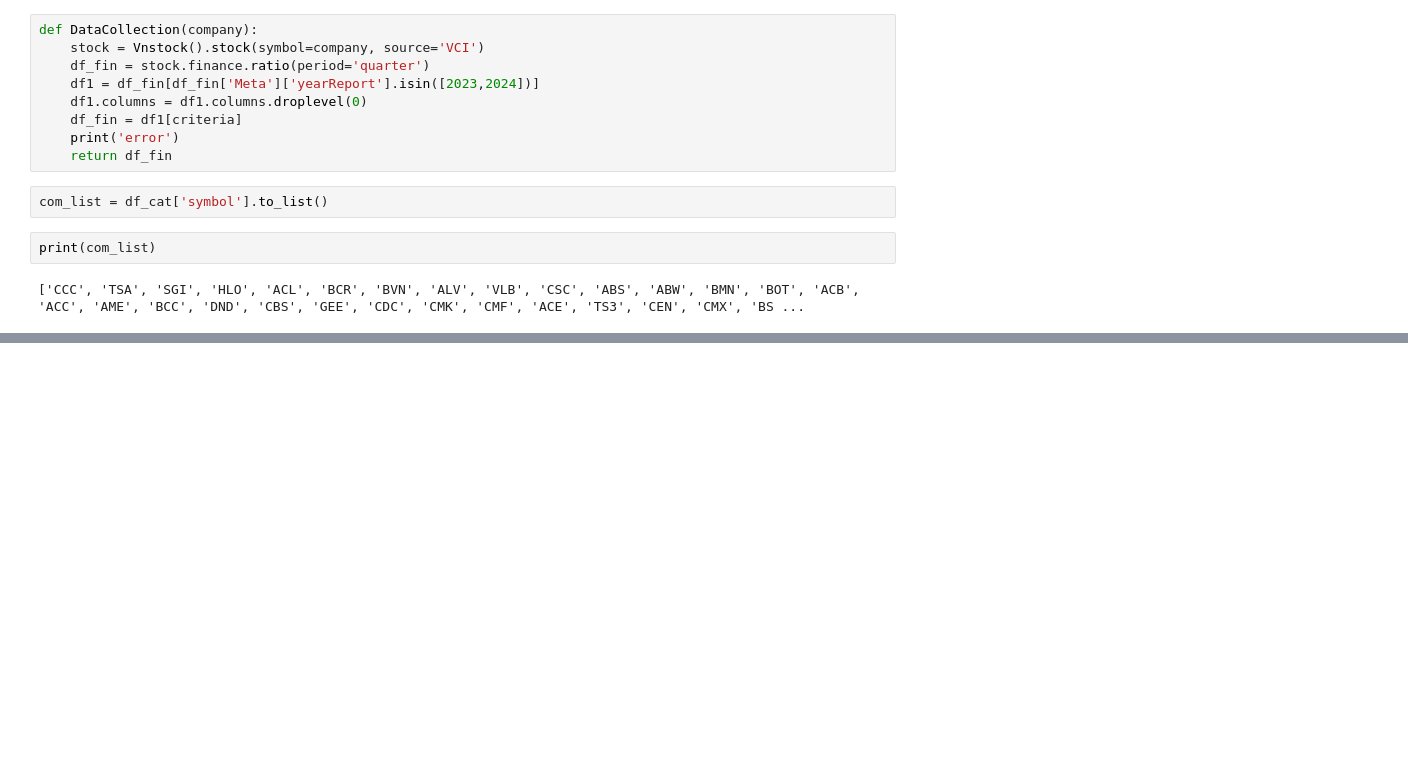
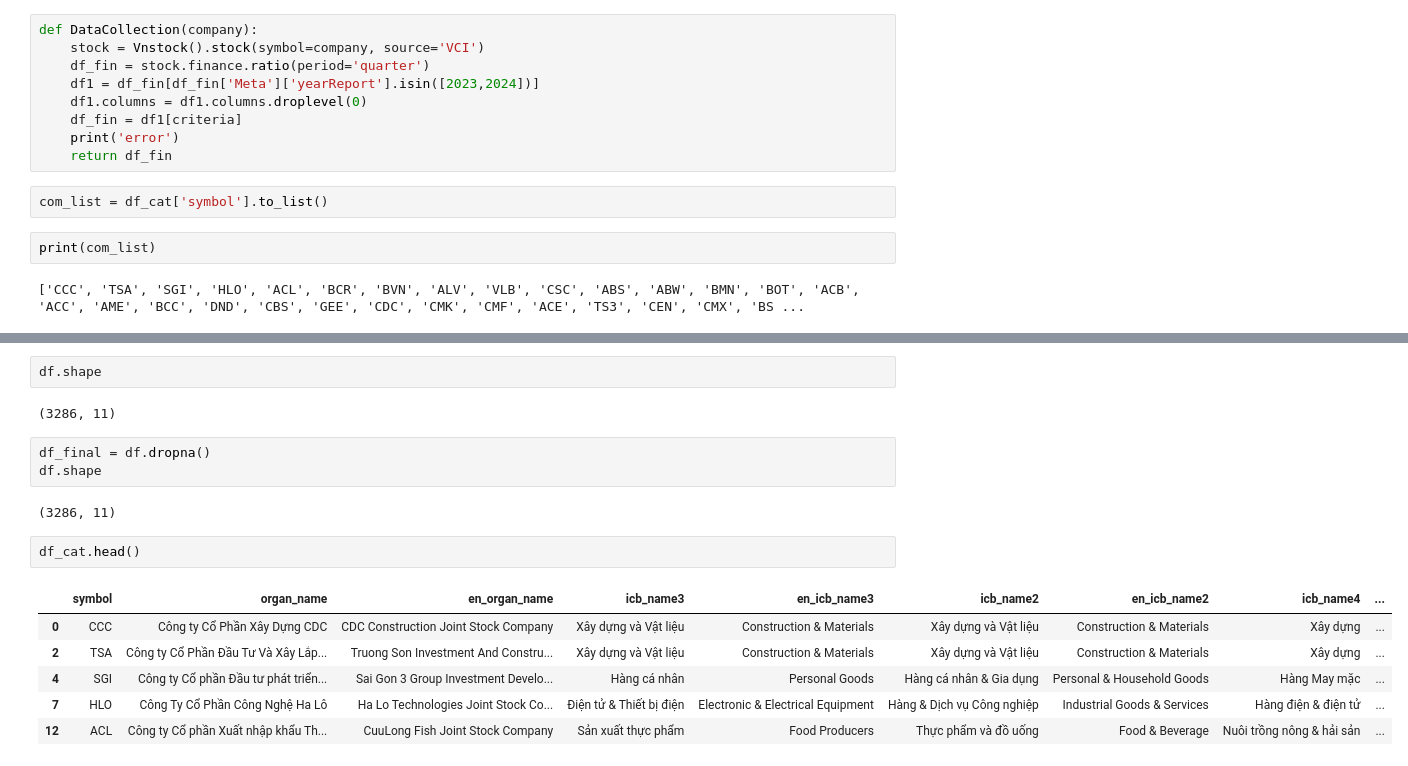
Before and after one commit to ndminh2003/Vietnam_Stock, a Jupyter notebook: stock-price-data-collection.ipynb, the cells around one changed output, grey strips where cells are left out. Drawn from its saved outputs; the diff is of its cells as text; blank space fills up the shorter version.

Commit message:
Kaggle Notebook | Stock_Price_Data_Collection | Version 2

```diff
--- a/stock-price-data-collection.ipynb
+++ b/stock-price-data-collection.ipynb
@@ -214,0 +184,18 @@ df.to_csv('stock_by_category.csv')
+# %%
+df.shape
+# %% [output]
+(3286, 11)
+# %%
+df_final = df.dropna()
+df.shape
+# %% [output]
+(3286, 11)
+# %%
+df_cat.head()
+# %% [output]
+|  | symbol | organ_name | en_organ_name | icb_name3 | en_icb_name3 | icb_name2 | en_icb_name2 | icb_name4 | ... |
+| 0 | CCC | Công ty Cổ Phần Xây Dựng CDC | CDC Construction Joint Stock Company | Xây dựng và Vật liệu | Construction & Materials | Xây dựng và Vật liệu | Construction & Materials | Xây dựng | ... |
+| 2 | TSA | Công ty Cổ Phần Đầu Tư Và Xây Lắp... | Truong Son Investment And Constru... | Xây dựng và Vật liệu | Construction & Materials | Xây dựng và Vật liệu | Construction & Materials | Xây dựng | ... |
+| 4 | SGI | Công ty Cổ phần Đầu tư phát triển... | Sai Gon 3 Group Investment Develo... | Hàng cá nhân | Personal Goods | Hàng cá nhân & Gia dụng | Personal & Household Goods | Hàng May mặc | ... |
+| 7 | HLO | Công Ty Cổ Phần Công Nghệ Ha Lô | Ha Lo Technologies Joint Stock Co... | Điện tử & Thiết bị điện | Electronic & Electrical Equipment | Hàng & Dịch vụ Công nghiệp | Industrial Goods & Services | Hàng điện & điện tử | ... |
+| 12 | ACL | Công ty Cổ phần Xuất nhập khẩu Th... | CuuLong Fish Joint Stock Company | Sản xuất thực phẩm | Food Producers | Thực phẩm và đồ uống | Food & Beverage | Nuôi trồng nông & hải sản | ... |
```
Also changed, not shown: parts of 8 cells of this notebook.
